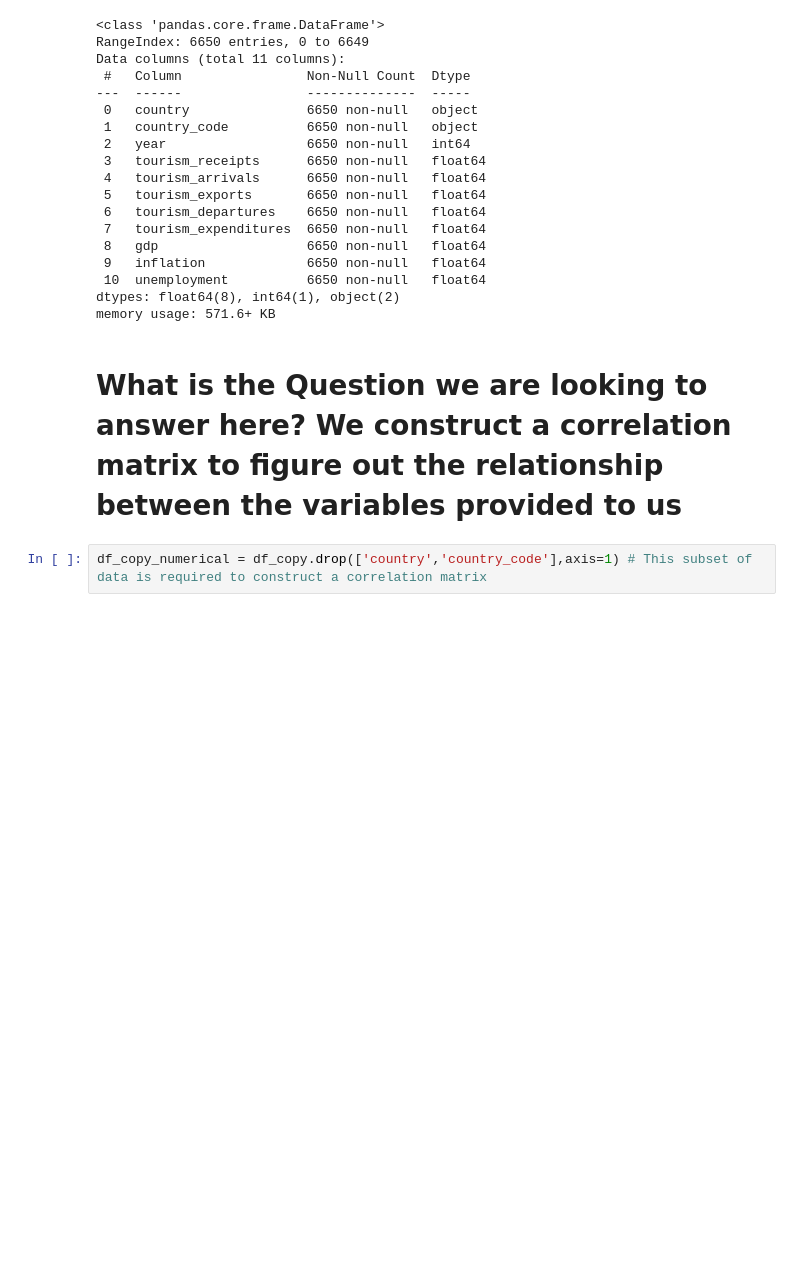
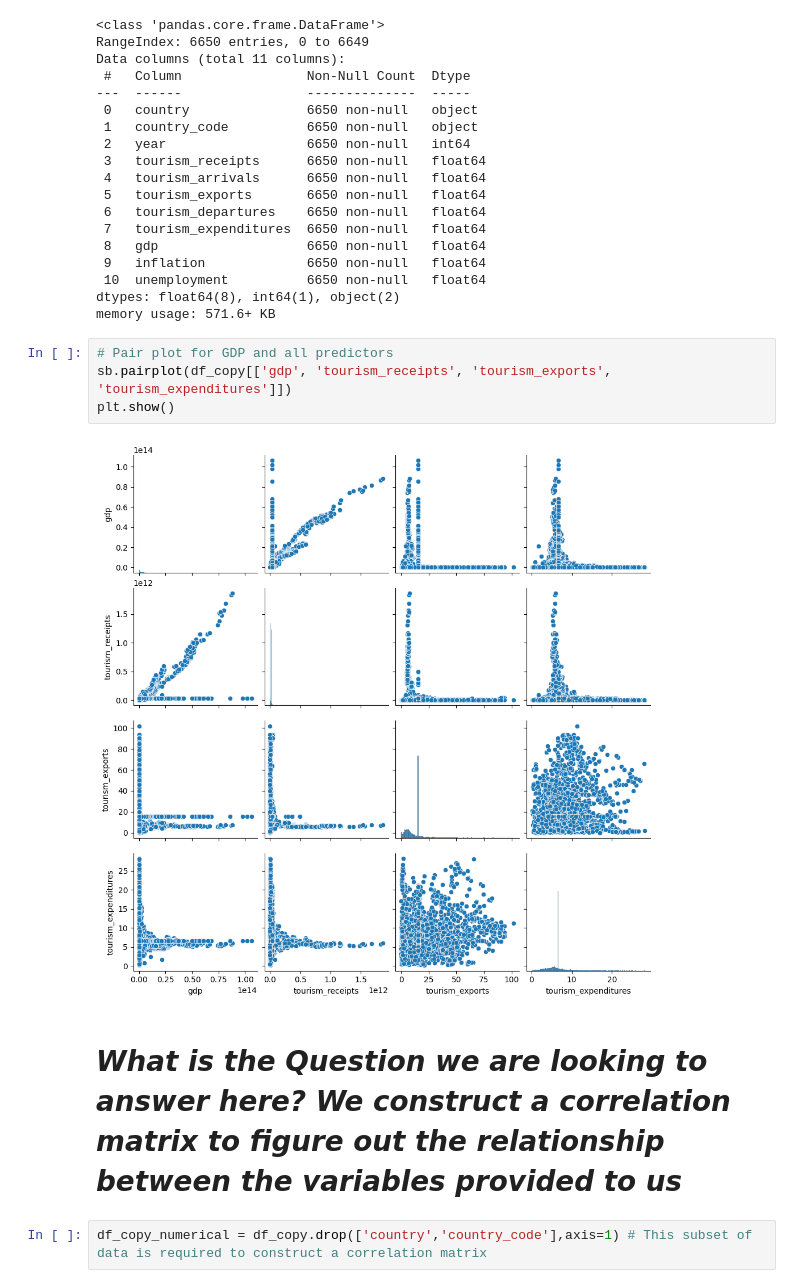
Before and after one commit to hackermanrunzzz/Regression-Analysis-of-Tourism-Data, a Jupyter notebook: Tourism.ipynb, the cells around one changed output. Drawn from its saved outputs; the diff is of its cells as text; blank space fills up the shorter version.

```diff
--- a/Tourism.ipynb
+++ b/Tourism.ipynb
@@ -93,8 +93,14 @@ Data columns (total 11 columns):
  10  unemployment          6650 non-null   float64
 dtypes: float64(8), int64(1), object(2)
 memory usage: 571.6+ KB
+# %%
+# Pair plot for GDP and all predictors
+sb.pairplot(df_copy[['gdp', 'tourism_receipts', 'tourism_exports', 'tourism_expenditures']])
+plt.show()
+# %% [output]
+[figure, added]
 # %% [markdown]
-# What is the Question we are looking to answer here? We construct a correlation matrix to figure out the relationship between the variables provided to us
+# ***What is the Question we are looking to answer here? We construct a correlation matrix to figure out the relationship between the variables provided to us***
 # %%
 df_copy_numerical = df_copy.drop(['country','country_code'],axis=1) # This subset of data is required to construct a correlation matrix
 # %%
```
Also changed, not shown: parts of 17 cells of this notebook.
